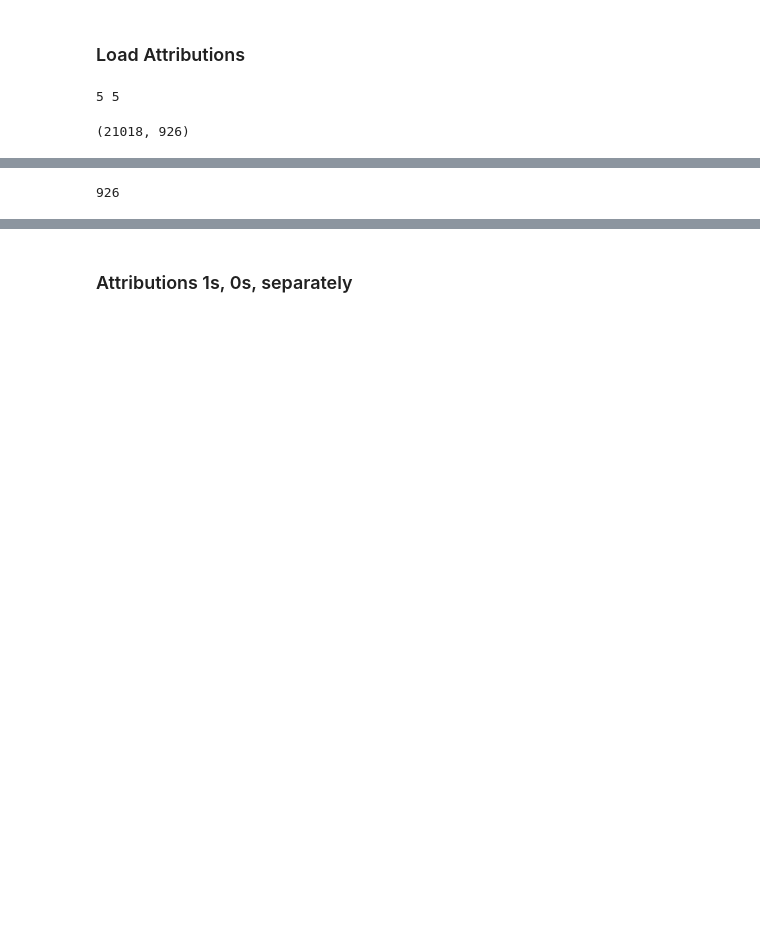
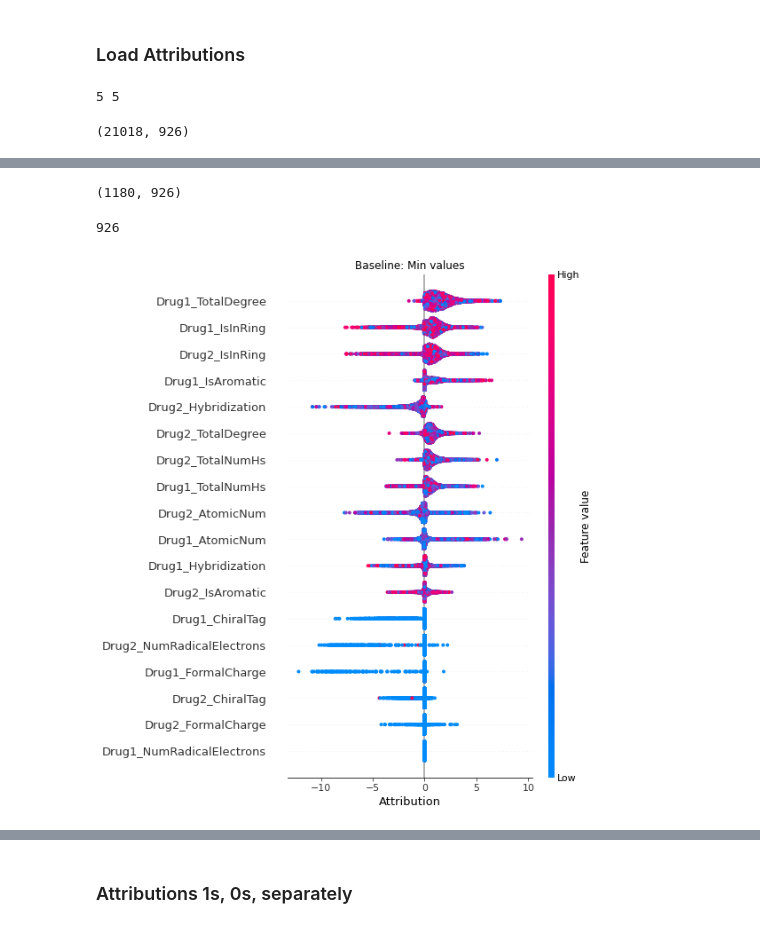
Before and after one commit to uzh-dqbm-cmi/graphnn, a Jupyter notebook: notebooks/AltModels/DeepAdr_train_eval-DrugComb-v1.5-5foldCV-AltModels-DeepSynergy.ipynb, the cells around one changed output, grey strips where cells are left out. Saved outputs shown, nothing was run; the diff lists cells and outputs as text; code cells hidden in the pictures; blank space fills up the shorter version.

```diff
--- a/notebooks/AltModels/DeepAdr_train_eval-DrugComb-v1.5-5foldCV-AltModels-DeepSynergy.ipynb
+++ b/notebooks/AltModels/DeepAdr_train_eval-DrugComb-v1.5-5foldCV-AltModels-DeepSynergy.ipynb
@@ -562,3 +670,8 @@ print(concat_folds_min_ones.shape)
+# %%
+concat_folds_min_CellLine = np.take(concat_folds_min, df_pred_TP_CellLine.index, axis=0)
+print(concat_folds_min_CellLine.shape)
+# %% [output]
+(1180, 926)
 # %%
 # mean_folds = np.mean(concat_folds, axis=0)
 # mean_folds.shape
@@ -601,12 +714,15 @@ def visualize_importances(feature_names, importances, title="Average Feature Imp
 # %%
 # shap.summary_plot(concat_folds, test_features, feature_names=all_feat, max_display=50)
 # %%
-# shap.summary_plot(concat_folds_min[:, :nr_drug_feat],
-#                   test_features[:, :nr_drug_feat],
-#                   feature_names=all_feat[:nr_drug_feat],
-#                   max_display=nr_drug_feat, show=False)
-# plt.title("Baseline: Min values")
-# plt.show()
+shap.summary_plot(concat_folds_min[:, :nr_drug_feat],
+                  test_features[:, :nr_drug_feat],
+                  feature_names=all_feat[:nr_drug_feat],
+                  max_display=nr_drug_feat, show=False)
+plt.title("Baseline: Min values")
+plt.xlabel("Attribution")
+plt.show()
+# %% [output]
+[figure, added]
 # %%
 # shap.summary_plot(concat_folds_max[:, :nr_drug_feat],
 #                   test_features[:, :nr_drug_feat],
```
Also changed, not shown: parts of 30 cells of this notebook, 1 other file.
